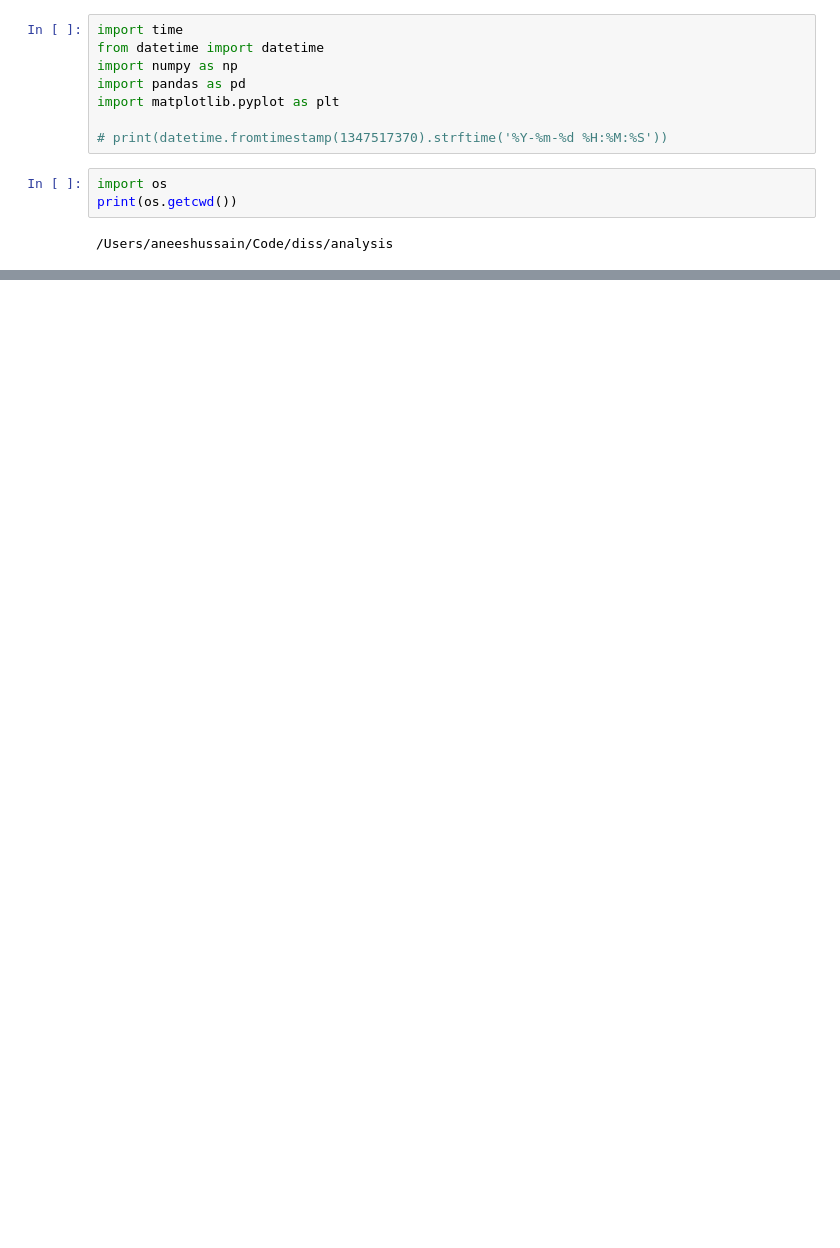
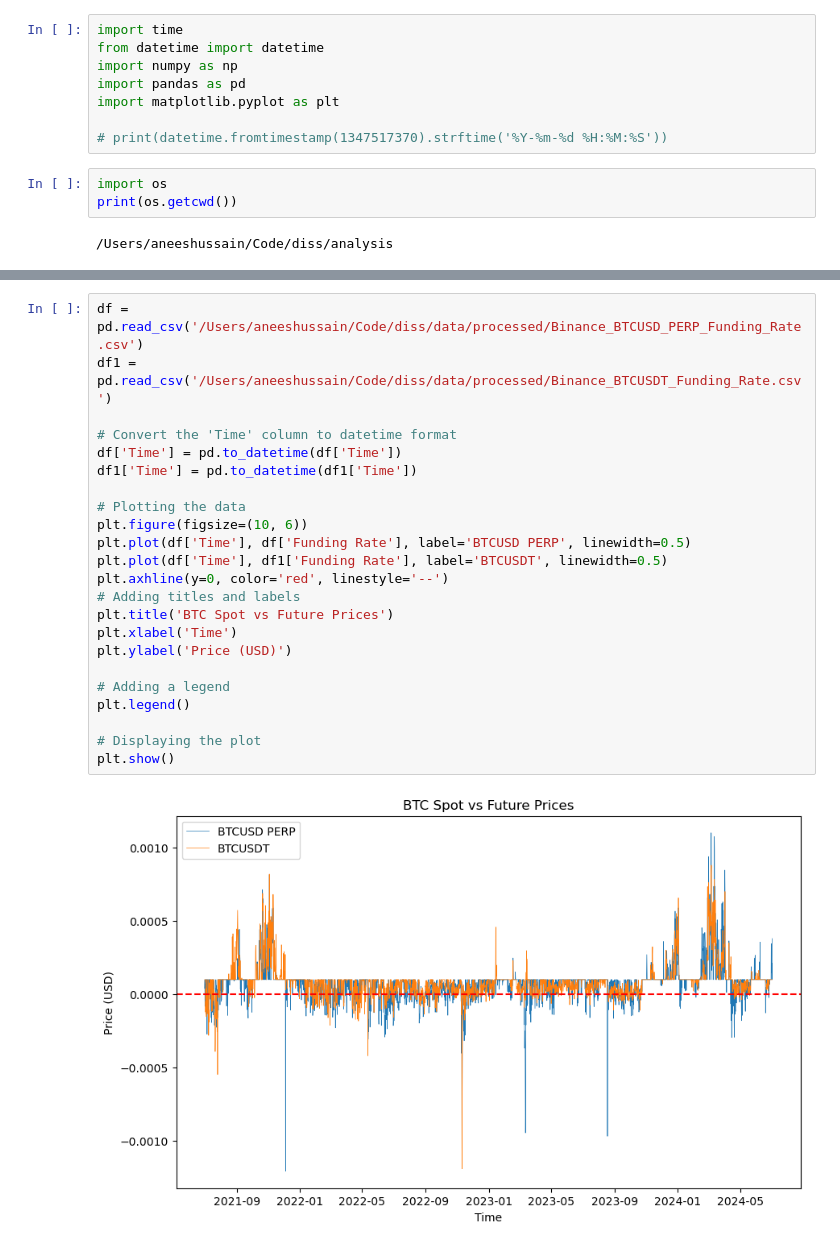
Before and after one commit to AHA-HH/optimising-funding-rate-arbitrage, a Jupyter notebook: analysis/exploratory.ipynb, the cells around one changed output, grey strips where cells are left out. Saved outputs shown, nothing was run; the diff lists cells and outputs as text; blank space fills up the shorter version.

Commit message:
clean up and restart data handling

```diff
--- a/analysis/exploratory.ipynb
+++ b/analysis/exploratory.ipynb
@@ -53,0 +52,25 @@ plt.show()
+# %%
+df = pd.read_csv('/Users/aneeshussain/Code/diss/data/processed/Binance_BTCUSD_PERP_Funding_Rate.csv')
+df1 = pd.read_csv('/Users/aneeshussain/Code/diss/data/processed/Binance_BTCUSDT_Funding_Rate.csv')
+
+# Convert the 'Time' column to datetime format
+df['Time'] = pd.to_datetime(df['Time'])
+df1['Time'] = pd.to_datetime(df1['Time'])
+
+# Plotting the data
+plt.figure(figsize=(10, 6))
+plt.plot(df['Time'], df['Funding Rate'], label='BTCUSD PERP', linewidth=0.5)
+plt.plot(df['Time'], df1['Funding Rate'], label='BTCUSDT', linewidth=0.5)
+plt.axhline(y=0, color='red', linestyle='--')
+# Adding titles and labels
+plt.title('BTC Spot vs Future Prices')
+plt.xlabel('Time')
+plt.ylabel('Price (USD)')
+
+# Adding a legend
+plt.legend()
+
+# Displaying the plot
+plt.show()
+# %% [output]
+[figure, added]
```
Also changed, not shown: parts of 1 cell of this notebook, 25 other files.
